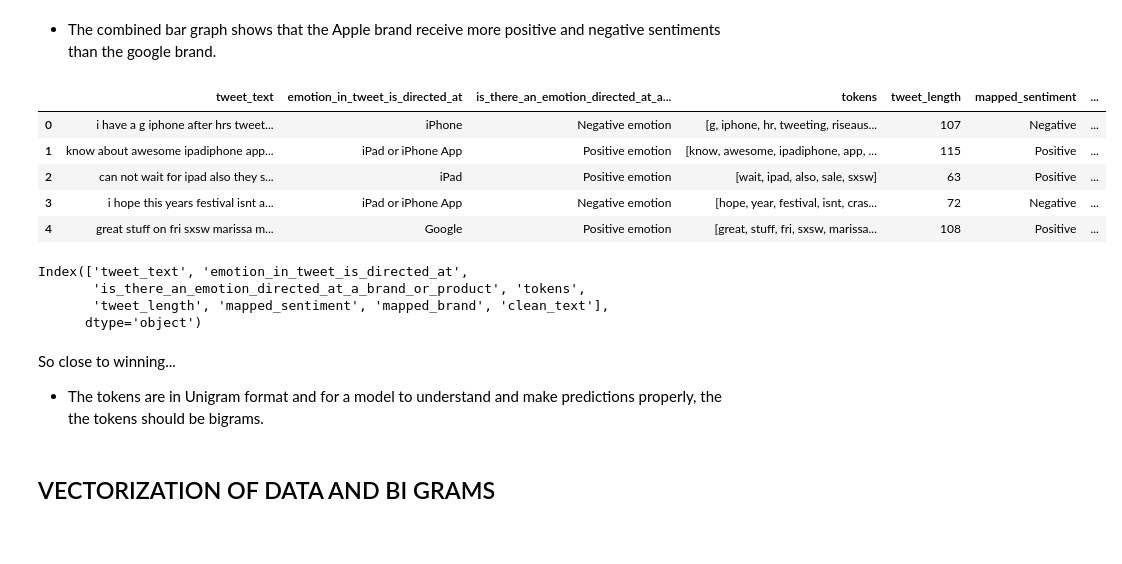
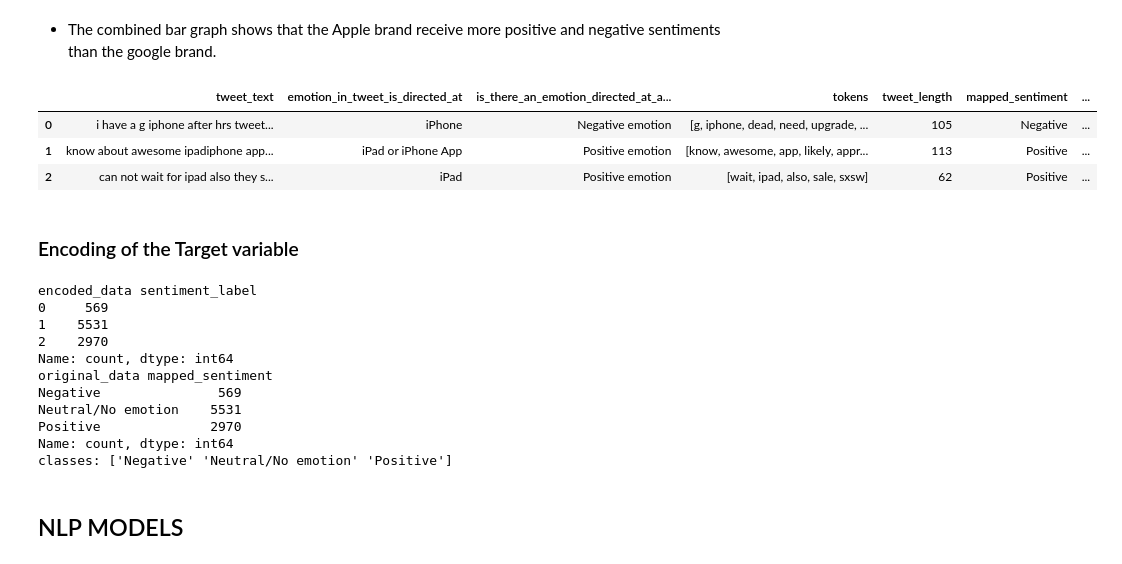
Before and after one commit to zippy345/Tweets_Group_8_project, a Jupyter notebook: Tweet_analysis.ipynb, the cells around one changed output. Saved outputs shown, nothing was run; the diff lists cells and outputs as text; code cells hidden in the pictures; blank space fills up the shorter version.

```diff
--- a/Tweet_analysis.ipynb
+++ b/Tweet_analysis.ipynb
@@ -530,7 +534,7 @@ class Feature_Engineering:
         plt.show()
 
     def plot_brand_distribution(self):
-        plt.figure(figsize=(8, 5))
+        plt.figure(figsize=(10, 6))
         sns.countplot(data=self.df, x='mapped_brand', order=self.df['mapped_brand'].value_counts().index)
         plt.title("Distribution of Brand Mentions (Apple vs Google)")
         plt.xlabel("Brand")
@@ -547,7 +551,7 @@ class Feature_Engineering:
         plt.ylabel("Count")
         plt.legend(title="Sentiment")
         plt.show()
-        #having removed the Unkown cartegory
+        #having removed the Unknown category
     def plot_brand_sentiment_comparison_no_Unknown(self):
 
         filtered_df = self.df[self.df['mapped_brand'] != 'Unknown']
@@ -644,23 +651,35 @@ features.plot_brand_sentiment_comparison_no_Unknown()
 # %%
 # Get the updated DataFrame
 final_df = features.get_features()
-final_df.head()
+final_df.head(3)
 # %% [output]
 |  | tweet_text | emotion_in_tweet_is_directed_at | is_there_an_emotion_directed_at_a... | tokens | tweet_length | mapped_sentiment | ... |
-| 0 | i have a g iphone after hrs tweet... | iPhone | Negative emotion | [g, iphone, hr, tweeting, riseaus... | 107 | Negative | ... |
-| 1 | know about awesome ipadiphone app... | iPad or iPhone App | Positive emotion | [know, awesome, ipadiphone, app, ... | 115 | Positive | ... |
-| 2 | can not wait for ipad also they s... | iPad | Positive emotion | [wait, ipad, also, sale, sxsw] | 63 | Positive | ... |
-| 3 | i hope this years festival isnt a... | iPad or iPhone App | Negative emotion | [hope, year, festival, isnt, cras... | 72 | Negative | ... |
-| 4 | great stuff on fri sxsw marissa m... | Google | Positive emotion | [great, stuff, fri, sxsw, marissa... | 108 | Positive | ... |
+| 0 | i have a g iphone after hrs tweet... | iPhone | Negative emotion | [g, iphone, dead, need, upgrade, ... | 105 | Negative | ... |
+| 1 | know about awesome ipadiphone app... | iPad or iPhone App | Positive emotion | [know, awesome, app, likely, appr... | 113 | Positive | ... |
+| 2 | can not wait for ipad also they s... | iPad | Positive emotion | [wait, ipad, also, sale, sxsw] | 62 | Positive | ... |
-# %%
-final_df.columns
-# %% [output]
-Index(['tweet_text', 'emotion_in_tweet_is_directed_at',
-       'is_there_an_emotion_directed_at_a_brand_or_product', 'tokens',
-       'tweet_length', 'mapped_sentiment', 'mapped_brand', 'clean_text'],
-      dtype='object')
-# %% [markdown]
-So  close to winning...
-* The tokens are in Unigram format and  for a model to understand and make predictions properly, the   the tokens should  be bigrams.
+# %% [markdown]
+### Encoding of the Target variable
+# %%
+# label encode the  mapped_sentiment (target var)
+from sklearn.preprocessing import LabelEncoder
+
+encoder =LabelEncoder()
+final_df['sentiment_label']= encoder.fit_transform(final_df['mapped_sentiment'])
+
+print("encoded_data", final_df['sentiment_label'].value_counts().sort_index())
+print("original_data", final_df['mapped_sentiment'].value_counts().sort_index())
+print("classes:", encoder.classes_)
+# %% [output]
+encoded_data sentiment_label
+0     569
+1    5531
+2    2970
+Name: count, dtype: int64
+original_data mapped_sentiment
+Negative               569
+Neutral/No emotion    5531
+Positive              2970
+Name: count, dtype: int64
+classes: ['Negative' 'Neutral/No emotion' 'Positive']
 # %% [markdown]
-## VECTORIZATION OF DATA  AND BI GRAMS
+## NLP MODELS
```
Also changed, not shown: parts of 44 cells of this notebook.
